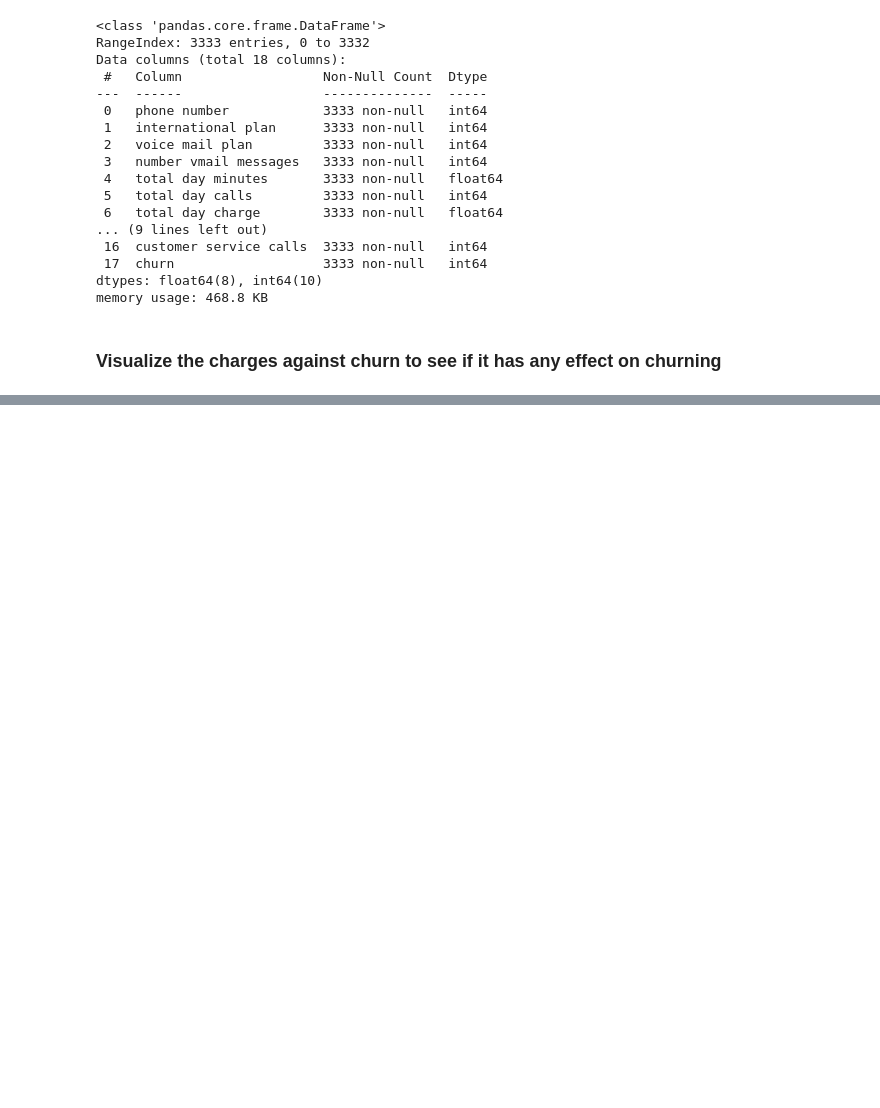
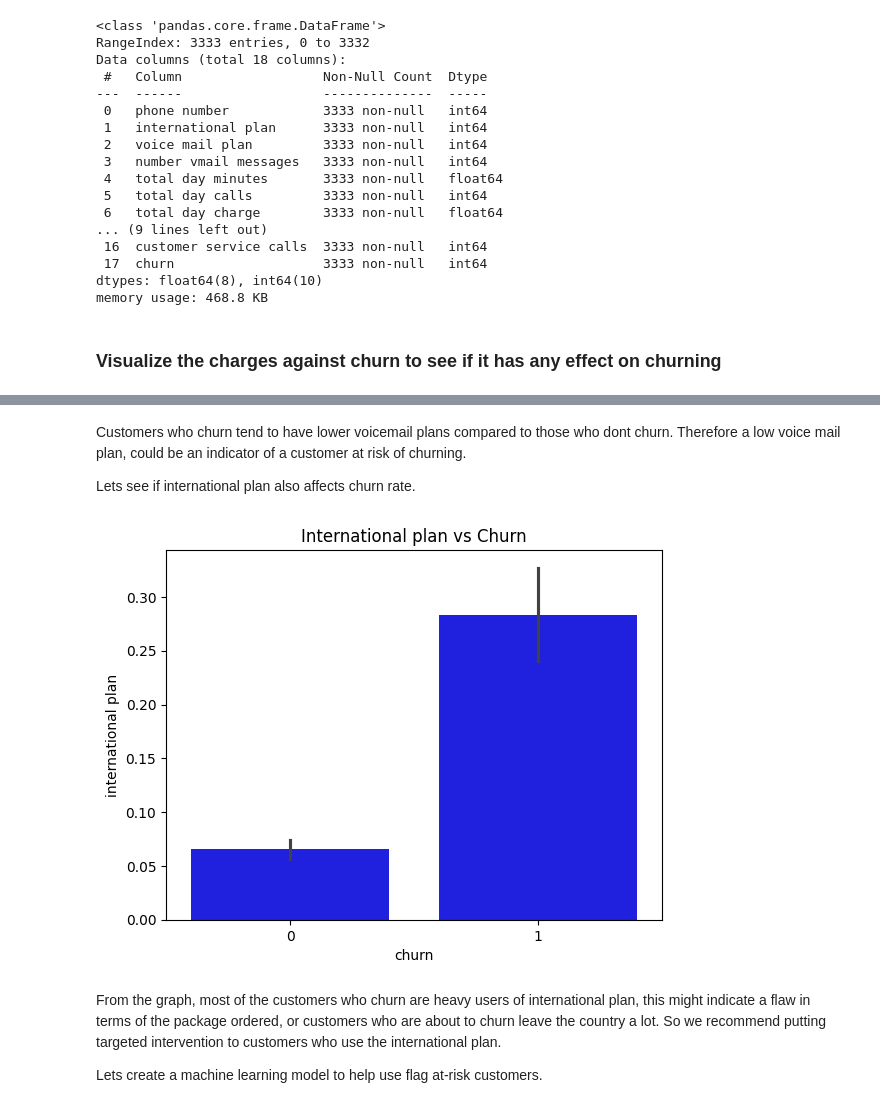
Before and after one commit to ANkanja/K-Nearest-Neighbors, a Jupyter notebook: index.ipynb, the cells around one changed output, grey strips where cells are left out. Saved outputs shown, nothing was run; the diff lists cells and outputs as text; code cells hidden in the pictures; blank space fills up the shorter version.

```diff
--- a/index.ipynb
+++ b/index.ipynb
@@ -158,0 +181,14 @@ plt.show()
+# %% [markdown]
+Customers who churn tend to have lower voicemail plans compared to those who dont churn. Therefore a low voice mail plan, could be an indicator of a customer at risk of churning.
+
+Lets see if international plan also affects churn rate.
+# %%
+sns.barplot(y='international plan', x='churn', data=df_en, color='blue')
+plt.title('International plan vs Churn')
+plt.show()
+# %% [output]
+[figure, added]
+# %% [markdown]
+From the graph, most of the customers who churn are heavy users of international plan, this might indicate a flaw in terms of the package ordered, or customers who are about to churn leave the country a lot. So we recommend putting targeted intervention to customers who use the international plan.
+
+Lets create a machine learning model to help use flag at-risk customers.
```
Also changed, not shown: parts of 5 cells of this notebook.
